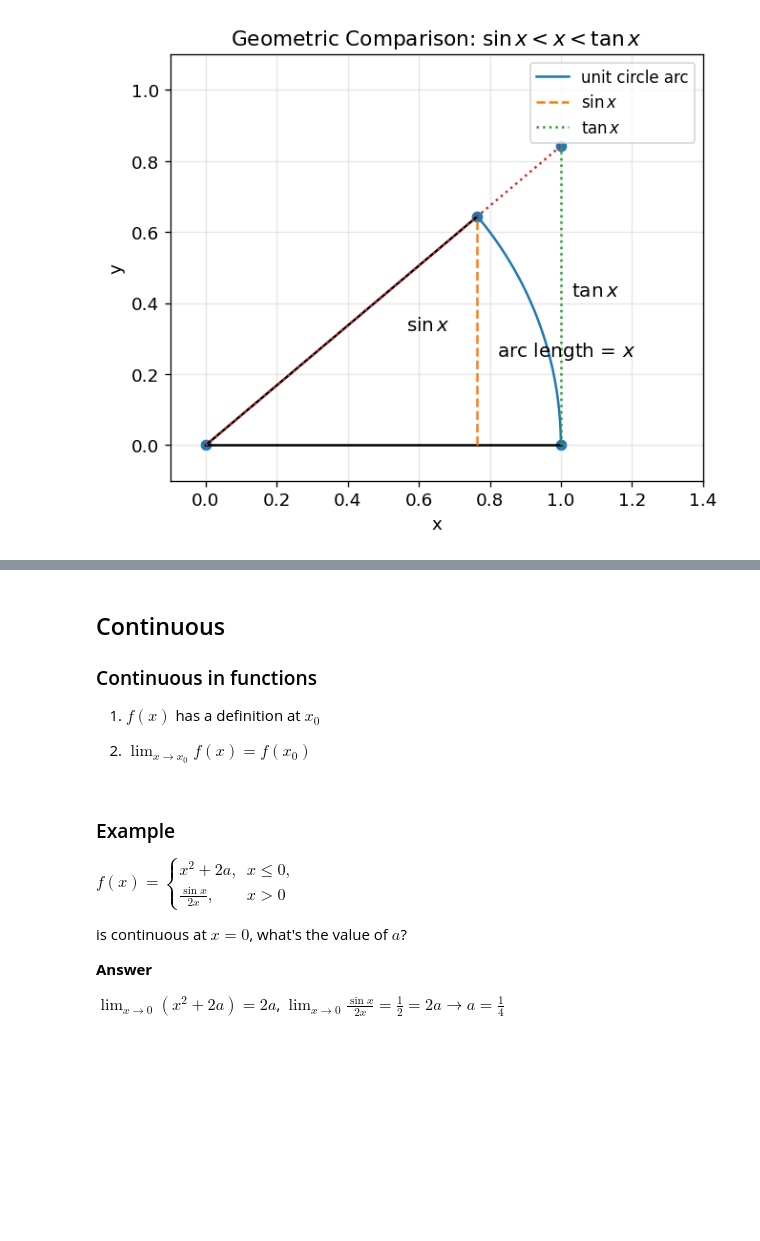
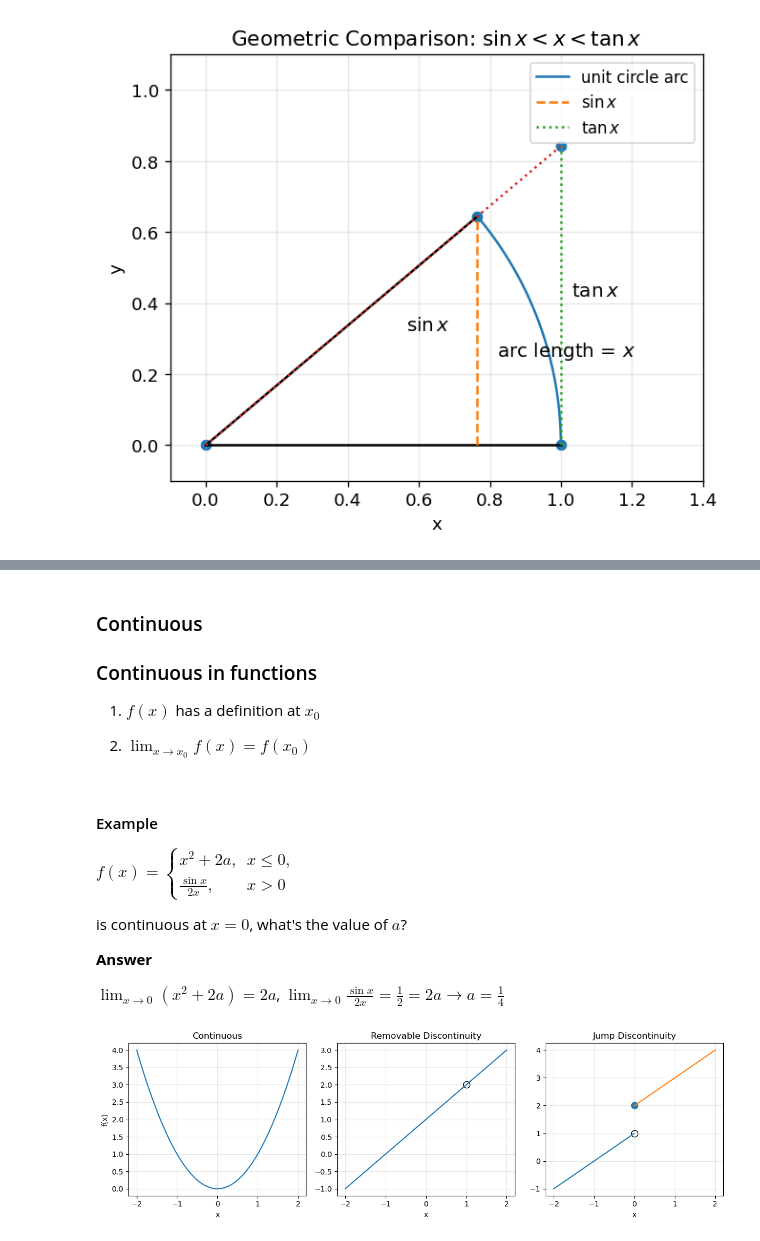
Before and after one commit to gisyaliny/math, a Jupyter notebook: docs/Calculus/Chapter1-Limit-Continuous.ipynb, the cells around one changed output, grey strips where cells are left out. Drawn from its saved outputs; the diff is of its cells as text; code cells hidden in the pictures; blank space fills up the shorter version.

```diff
--- a/docs/Calculus/Chapter1-Limit-Continuous.ipynb
+++ b/docs/Calculus/Chapter1-Limit-Continuous.ipynb
@@ -919,12 +944,14 @@ v. $(1 + x)^\alpha = 1 + \alpha x$
 # %% [markdown]
-## Continuous
+### Continuous
+
 ### Continuous in functions
 
 1. $f(x)$ has a definition at $x_0$
 
 2. $\lim_{x \to x_0} f(x) = f(x_0)$
 # %% [markdown]
-### Example
+#### Example
+
 $f(x) =
 \begin{cases}
 x^2 + 2a, & x \leq 0, \\
@@ -936,3 +963,45 @@ is continuous at $x = 0$, what's the value of $a$?
 **Answer**
 
 $\lim_{x \to 0} (x^2 + 2a) = 2a$, $\lim_{x \to 0} \frac{\sin x}{2x} = \frac{1}{2} = 2a \to a = \frac{1}{4}$
+# %%
+import numpy as np
+import matplotlib.pyplot as plt
+
+x_left = np.linspace(-2, 0, 200, endpoint=False)
+x_right = np.linspace(0, 2, 200)
+
+x = np.linspace(-2, 2, 400)
+
+continuous = x**2
+hole = (x**2 - 1) / (x - 1)
+jump_left = x_left + 1
+jump_right = x_right + 2
+
+fig, axes = plt.subplots(1, 3, figsize=(12, 3.8))
+
+axes[0].plot(x, continuous)
+axes[0].set_title("Continuous")
+axes[0].set_xlabel("x")
+axes[0].set_ylabel("f(x)")
+axes[0].grid(True, alpha=0.3)
+
+x_hole = np.linspace(-2, 2, 400)
+x_hole = x_hole[np.abs(x_hole - 1) > 0.02]
+axes[1].plot(x_hole, (x_hole**2 - 1)/(x_hole - 1))
+axes[1].scatter([1], [2], facecolors="white", edgecolors="black", s=80)
+axes[1].set_title("Removable Discontinuity")
+axes[1].set_xlabel("x")
+axes[1].grid(True, alpha=0.3)
+
+axes[2].plot(x_left, jump_left)
+axes[2].plot(x_right, jump_right)
+axes[2].scatter([0], [1], facecolors="white", edgecolors="black", s=80)
+axes[2].scatter([0], [2], s=80)
+axes[2].set_title("Jump Discontinuity")
+axes[2].set_xlabel("x")
+axes[2].grid(True, alpha=0.3)
+
+plt.tight_layout()
+plt.show()
+# %% [output]
+[figure, added]
```
Also changed, not shown: parts of 40 cells of this notebook, 5 other files.
